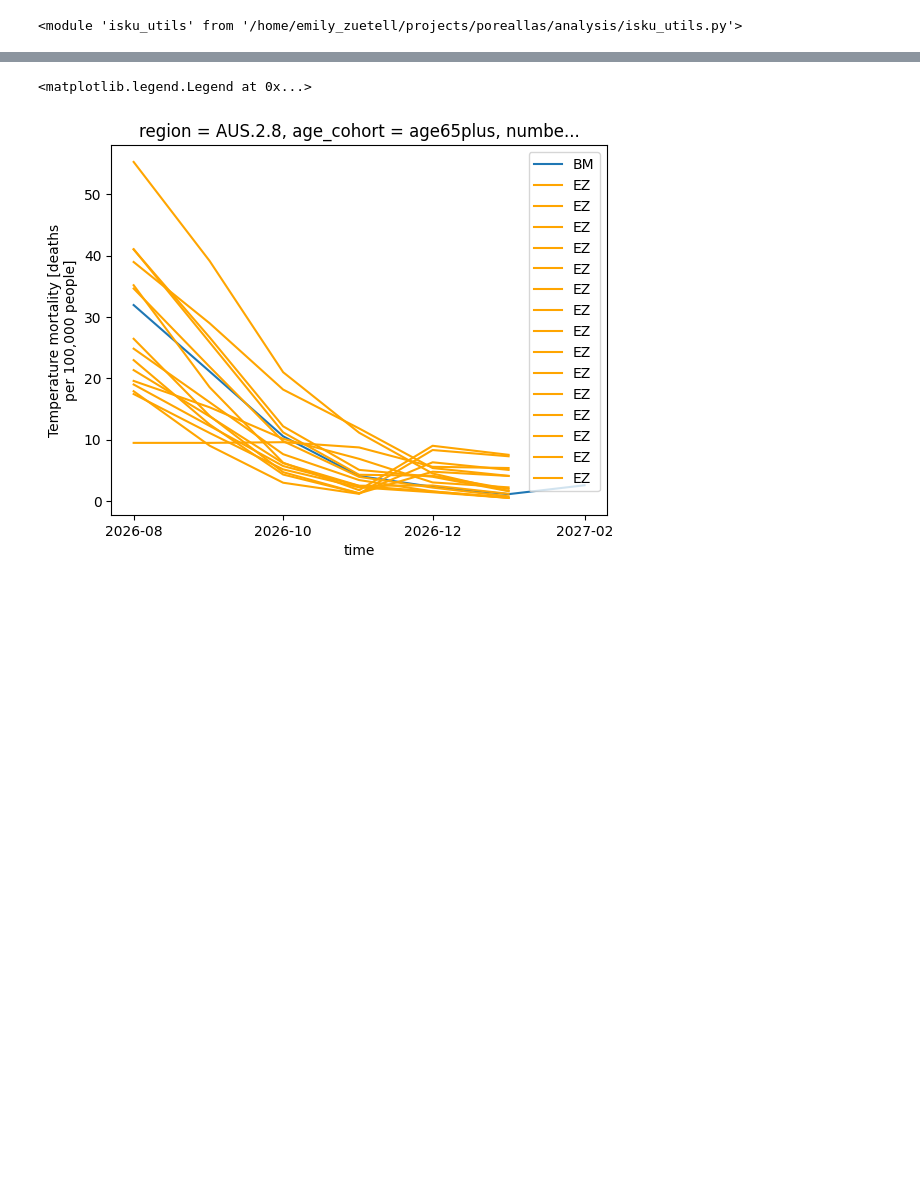
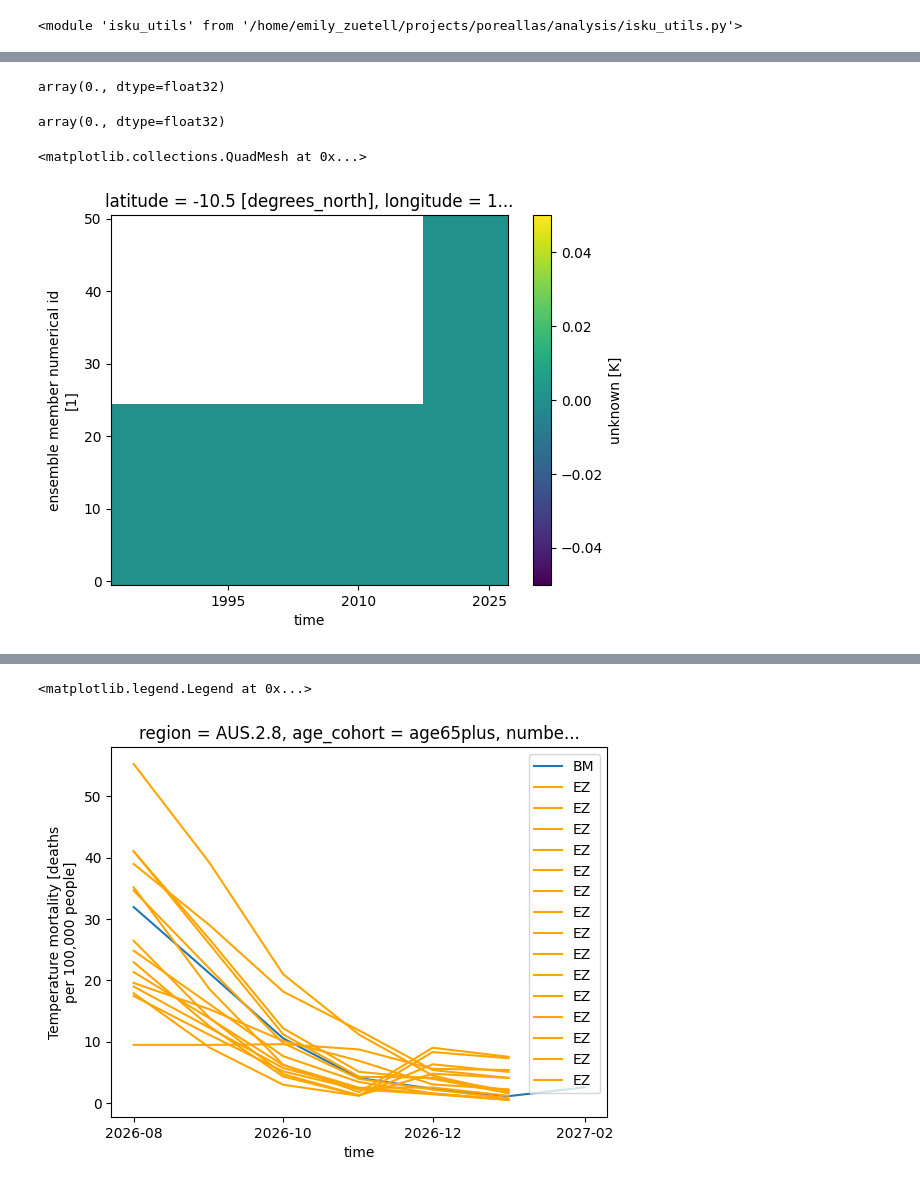
Before and after one commit to ezuetell/poreallas, a Jupyter notebook: analysis/v01_effect_comparison.ipynb, the cells around one changed output, grey strips where cells are left out. Saved outputs shown, nothing was run; the diff lists cells and outputs as text; code cells hidden in the pictures; blank space fills up the shorter version.

```diff
--- a/analysis/v01_effect_comparison.ipynb
+++ b/analysis/v01_effect_comparison.ipynb
@@ -47,0 +52,11 @@ socioeconomics = socioeconomics.sel(year = 2026)[['pop0to4', 'pop5to64', 'pop65p
+# %%
+forecast_parsed_ez = "/home/emily_zuetell/projects/poreallas/data/parsed/08_ecmwf_parsed.zarr"
+forecast_parsed_bm = "gs://poreallas-public-20260605/v20260825/parsed/forecast.zarr"
+# %%
+forecast_ez = xr.open_datatree(forecast_parsed_ez, consolidated=False)
+forecast_bm = xr.open_datatree(
+    forecast_parsed_bm,
+    engine="zarr",
+    chunks={},
+    backend_kwargs={"storage_options": {"token": "anon"}},
+)
@@ -48,2 +118,17 @@ socioeconomics = socioeconomics.sel(year = 2026)[['pop0to4', 'pop5to64', 'pop65p
+# %%
+diff = forecast_ez.isel(latitude = 100, longitude = 100)-forecast_bm.isel(latitude = 100, longitude = 100)
+# %%
+diff['tas'].max().values
+# %% [output]
+array(0., dtype=float32)
+# %%
+diff['tas'].min().values
+# %% [output]
+array(0., dtype=float32)
+# %%
+diff['tas'].plot()
+# %% [output]
+<matplotlib.collections.QuadMesh at 0x...>
+[figure, added]
 # %%
 region_i = 7000
```
Also changed, not shown: parts of 13 cells of this notebook, 12 other files.
